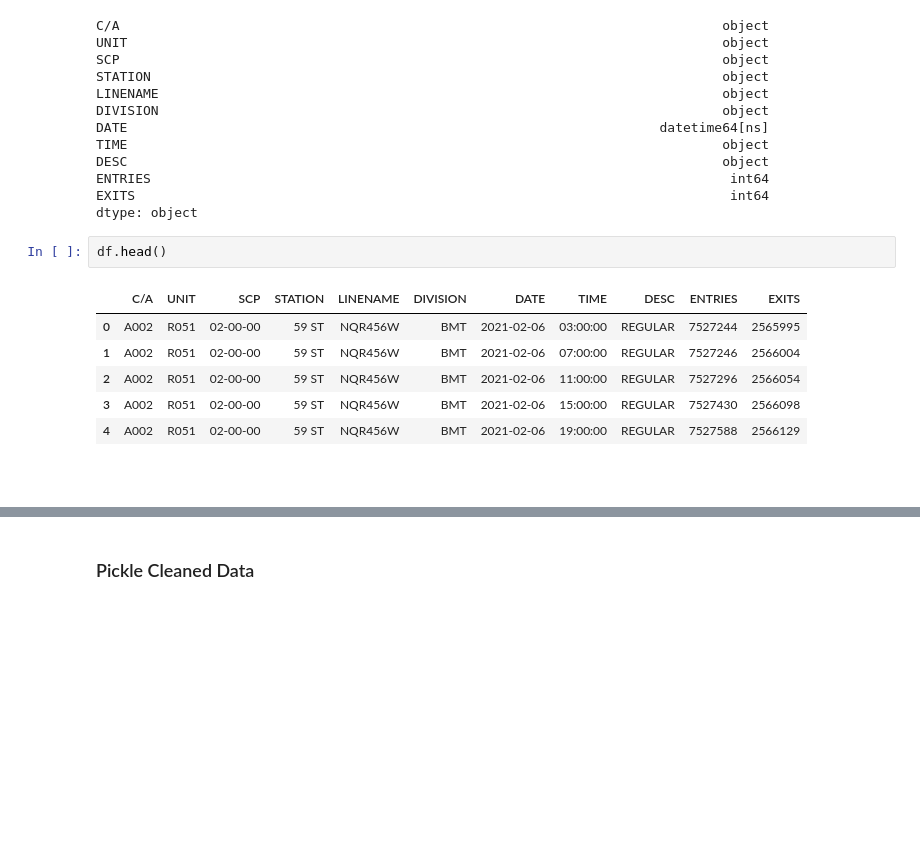
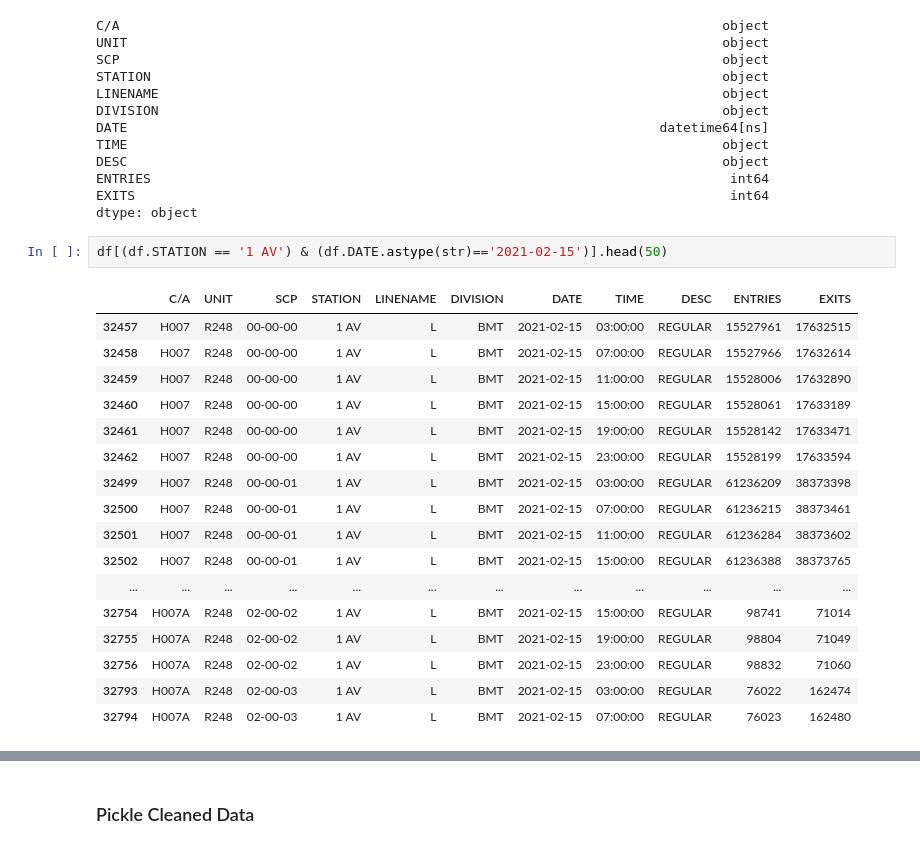
Before and after one commit to justinm0rgan/mta-turnstile-covid, a Jupyter notebook: collection-and-cleaning.ipynb, the cells around one changed output, grey strips where cells are left out. Cells and saved outputs as stored; diff of their text form; blank space fills up the shorter version.

Commit message:
get daily entries

```diff
--- a/collection-and-cleaning.ipynb
+++ b/collection-and-cleaning.ipynb
@@ -152,14 +152,23 @@ DESC
 ENTRIES                                                                          int64
 EXITS                                                                            int64
 dtype: object
-# %%
-df.head()
-# %% [output]
-|  | C/A | UNIT | SCP | STATION | LINENAME | DIVISION | DATE | TIME | DESC | ENTRIES | EXITS |
-| 0 | A002 | R051 | 02-00-00 | 59 ST | NQR456W | BMT | 2021-02-06 | 03:00:00 | REGULAR | 7527244 | 2565995 |
-| 1 | A002 | R051 | 02-00-00 | 59 ST | NQR456W | BMT | 2021-02-06 | 07:00:00 | REGULAR | 7527246 | 2566004 |
-| 2 | A002 | R051 | 02-00-00 | 59 ST | NQR456W | BMT | 2021-02-06 | 11:00:00 | REGULAR | 7527296 | 2566054 |
-| 3 | A002 | R051 | 02-00-00 | 59 ST | NQR456W | BMT | 2021-02-06 | 15:00:00 | REGULAR | 7527430 | 2566098 |
-| 4 | A002 | R051 | 02-00-00 | 59 ST | NQR456W | BMT | 2021-02-06 | 19:00:00 | REGULAR | 7527588 | 2566129 |
-# %% [markdown]
-###
+# %%
+df[(df.STATION == '1 AV') & (df.DATE.astype(str)=='2021-02-15')].head(50)
+# %% [output]
+|  | C/A | UNIT | SCP | STATION | LINENAME | DIVISION | DATE | TIME | DESC | ENTRIES | EXITS |
+| 32457 | H007 | R248 | 00-00-00 | 1 AV | L | BMT | 2021-02-15 | 03:00:00 | REGULAR | 15527961 | 17632515 |
+| 32458 | H007 | R248 | 00-00-00 | 1 AV | L | BMT | 2021-02-15 | 07:00:00 | REGULAR | 15527966 | 17632614 |
+| 32459 | H007 | R248 | 00-00-00 | 1 AV | L | BMT | 2021-02-15 | 11:00:00 | REGULAR | 15528006 | 17632890 |
+| 32460 | H007 | R248 | 00-00-00 | 1 AV | L | BMT | 2021-02-15 | 15:00:00 | REGULAR | 15528061 | 17633189 |
+| 32461 | H007 | R248 | 00-00-00 | 1 AV | L | BMT | 2021-02-15 | 19:00:00 | REGULAR | 15528142 | 17633471 |
+| 32462 | H007 | R248 | 00-00-00 | 1 AV | L | BMT | 2021-02-15 | 23:00:00 | REGULAR | 15528199 | 17633594 |
+| 32499 | H007 | R248 | 00-00-01 | 1 AV | L | BMT | 2021-02-15 | 03:00:00 | REGULAR | 61236209 | 38373398 |
+| 32500 | H007 | R248 | 00-00-01 | 1 AV | L | BMT | 2021-02-15 | 07:00:00 | REGULAR | 61236215 | 38373461 |
+| 32501 | H007 | R248 | 00-00-01 | 1 AV | L | BMT | 2021-02-15 | 11:00:00 | REGULAR | 61236284 | 38373602 |
+| 32502 | H007 | R248 | 00-00-01 | 1 AV | L | BMT | 2021-02-15 | 15:00:00 | REGULAR | 61236388 | 38373765 |
+| ... | ... | ... | ... | ... | ... | ... | ... | ... | ... | ... | ... |
+| 32754 | H007A | R248 | 02-00-02 | 1 AV | L | BMT | 2021-02-15 | 15:00:00 | REGULAR | 98741 | 71014 |
+| 32755 | H007A | R248 | 02-00-02 | 1 AV | L | BMT | 2021-02-15 | 19:00:00 | REGULAR | 98804 | 71049 |
+| 32756 | H007A | R248 | 02-00-02 | 1 AV | L | BMT | 2021-02-15 | 23:00:00 | REGULAR | 98832 | 71060 |
+| 32793 | H007A | R248 | 02-00-03 | 1 AV | L | BMT | 2021-02-15 | 03:00:00 | REGULAR | 76022 | 162474 |
+| 32794 | H007A | R248 | 02-00-03 | 1 AV | L | BMT | 2021-02-15 | 07:00:00 | REGULAR | 76023 | 162480 |
```
Also changed, not shown: parts of 4 cells of this notebook.
